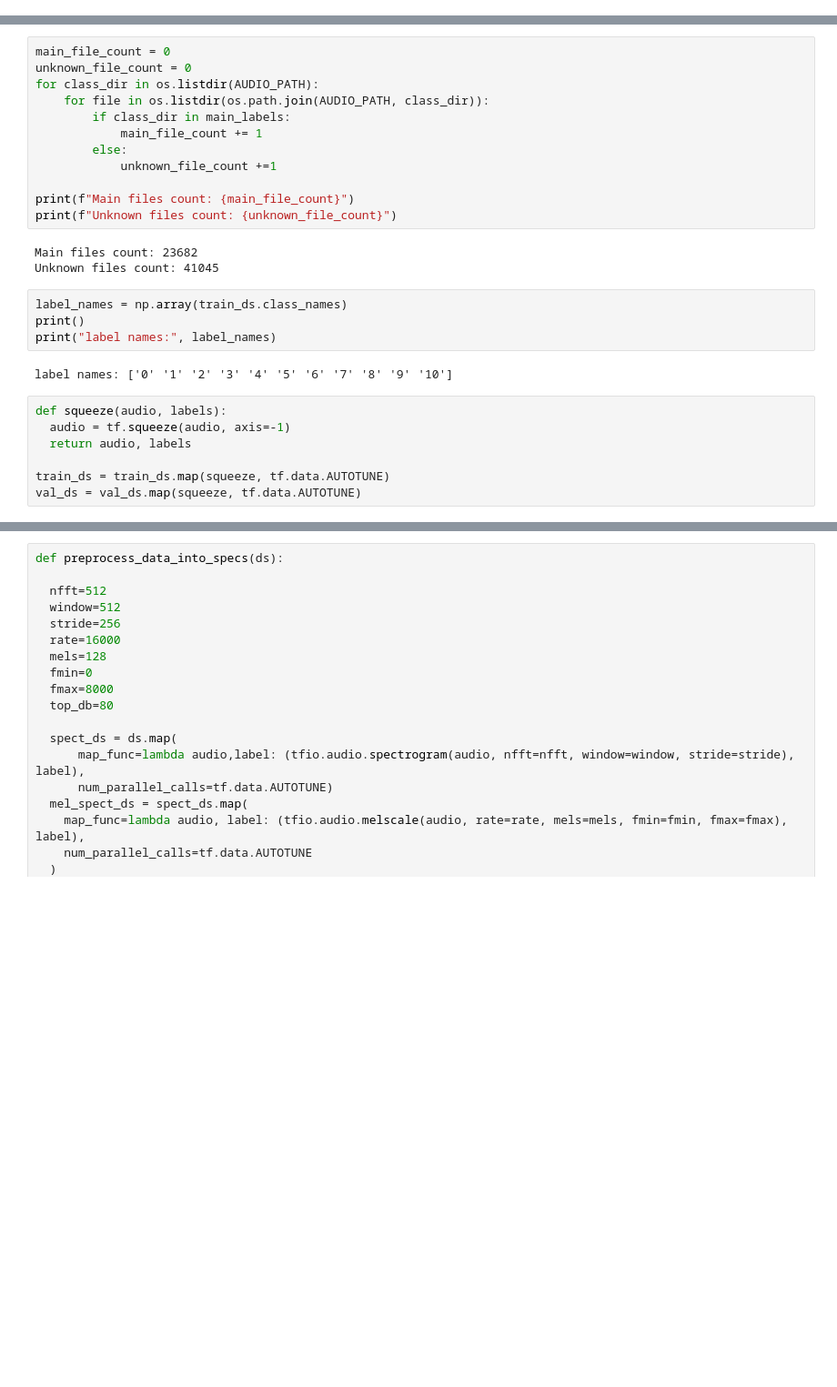
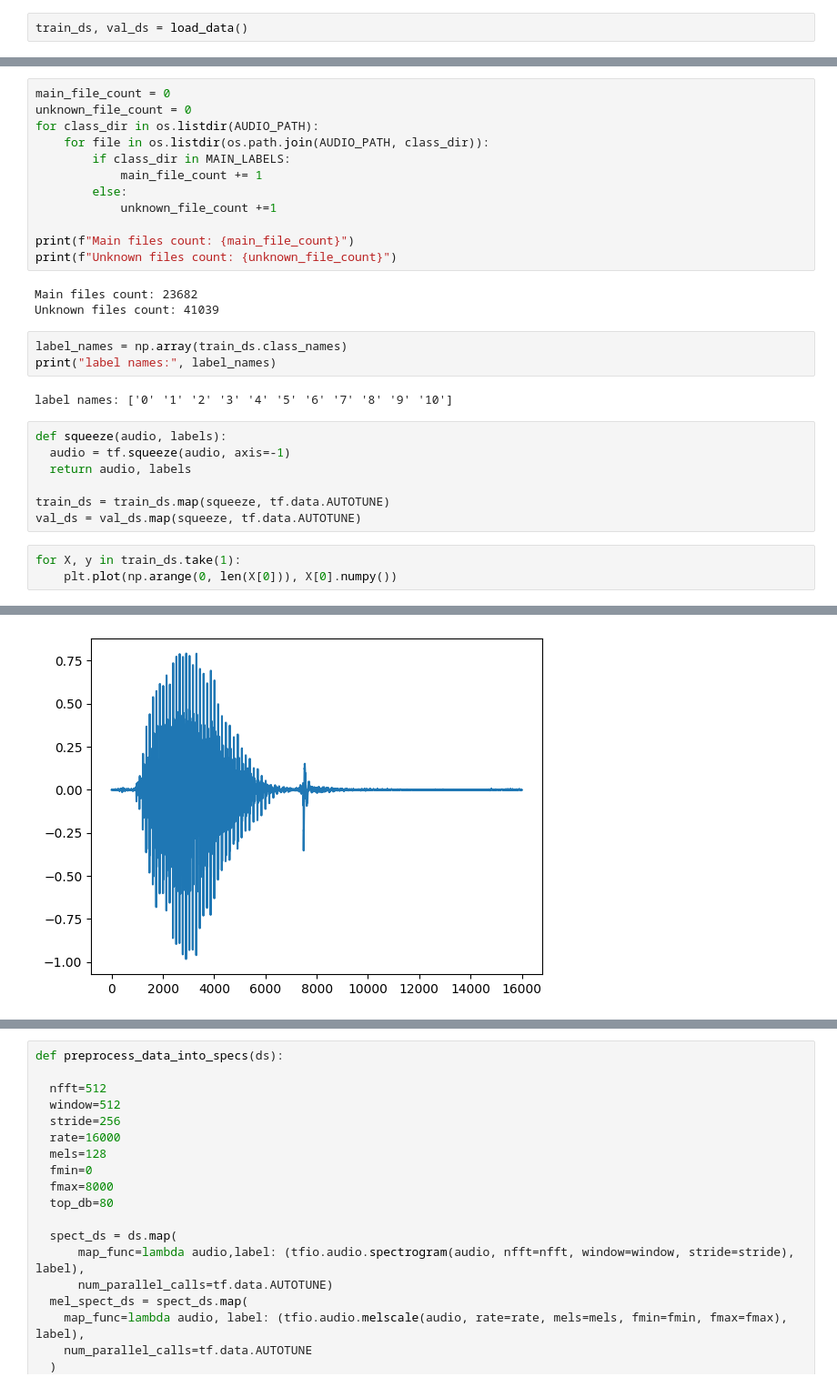
Before and after one commit to izabelatelejko/2024L-Deep-Learning-P2-Transformers, a Jupyter notebook: Project_2.ipynb, the cells around one changed output, grey strips where cells are left out. Shown: that part at 91% size. Saved outputs shown, nothing was run; the diff lists cells and outputs as text; blank space fills up the shorter version.

```diff
--- a/Project_2.ipynb
+++ b/Project_2.ipynb
@@ -31,0 +13,2 @@ Using 12945 files for validation.
+# %%
+train_ds, val_ds = load_data()
@@ -34,7 +25,7 @@ main_file_count = 0
 unknown_file_count = 0
 for class_dir in os.listdir(AUDIO_PATH):
     for file in os.listdir(os.path.join(AUDIO_PATH, class_dir)):
-        if class_dir in main_labels:
+        if class_dir in MAIN_LABELS:
             main_file_count += 1
         else:
             unknown_file_count +=1
@@ -43,10 +34,9 @@ print(f"Main files count: {main_file_count}")
 print(f"Unknown files count: {unknown_file_count}")
 # %% [output]
 Main files count: 23682
-Unknown files count: 41045
+Unknown files count: 41039
 # %%
 label_names = np.array(train_ds.class_names)
-print()
 print("label names:", label_names)
 # %% [output]
 label names: ['0' '1' '2' '3' '4' '5' '6' '7' '8' '9' '10']
@@ -57,3 +47,7 @@ def squeeze(audio, labels):
 
 train_ds = train_ds.map(squeeze, tf.data.AUTOTUNE)
 val_ds = val_ds.map(squeeze, tf.data.AUTOTUNE)
+# %%
+for X, y in train_ds.take(1):
+    plt.plot(np.arange(0, len(X[0])), X[0].numpy())
+# %% [output]
@@ -59,0 +55 @@ val_ds = val_ds.map(squeeze, tf.data.AUTOTUNE)
+[figure, added]
```
Also changed, not shown: parts of 7 cells of this notebook, 4 other files.
